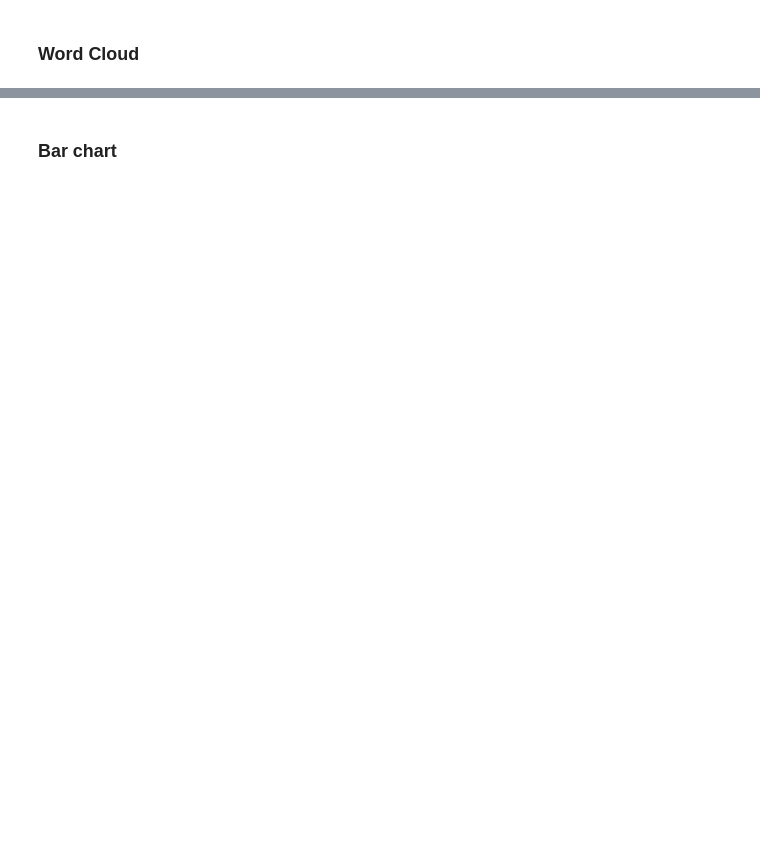
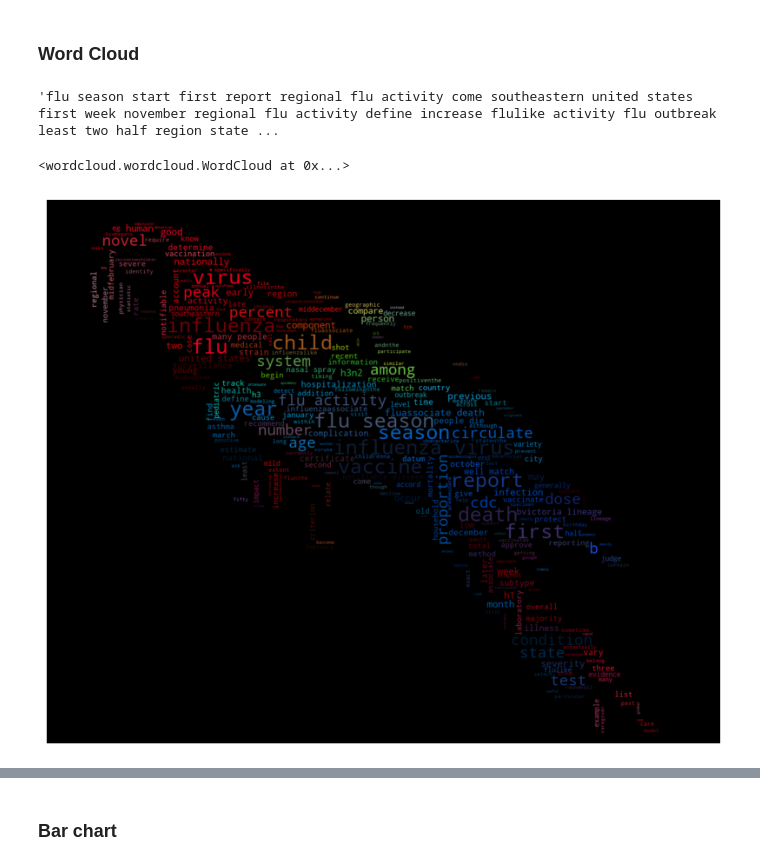
Before and after one commit to pergazuz/Text-Summarization-for-Flu-Season-Summary-Reports, a Jupyter notebook: visualization.ipynb, the cells around one changed output, grey strips where cells are left out. Saved outputs shown, nothing was run; the diff lists cells and outputs as text; code cells hidden in the pictures; blank space fills up the shorter version.

Commit message:
add: parrot vis word cloud

```diff
--- a/visualization.ipynb
+++ b/visualization.ipynb
@@ -49,6 +87,58 @@ def token2word(token):
   return word
 # %%
 word = token2word(token_list)
+word
+# %% [output]
+'flu season start first report regional flu activity come southeastern united states first week november regional flu activity define increase flulike activity flu outbreak least two half region state ...
+# %%
+import os
+from PIL import Image
+
+import numpy as np
+import matplotlib.pyplot as plt
+from scipy.ndimage import gaussian_gradient_magnitude
+
+from wordcloud import WordCloud, ImageColorGenerator
+
+# get data directory (using getcwd() is needed to support running example in generated IPython notebook)
+d = os.path.dirname(__file__) if "__file__" in locals() else os.getcwd()
+
+# load wikipedia text on rainbow
+text = word
+
+# load image. This has been modified in gimp to be brighter and have more saturation.
+parrot_color = np.array(Image.open(os.path.join(d, "parrot-by-jose-mari-gimenez2.jpg")))
+# subsample by factor of 3. Very lossy but for a wordcloud we don't really care.
+parrot_color = parrot_color[::3, ::3]
+
+# create mask  white is "masked out"
+parrot_mask = parrot_color.copy()
+parrot_mask[parrot_mask.sum(axis=2) == 0] = 255
+
+# some finesse: we enforce boundaries between colors so they get less washed out.
+# For that we do some edge detection in the image
+edges = np.mean([gaussian_gradient_magnitude(parrot_color[:, :, i] / 255., 2) for i in range(3)], axis=0)
+parrot_mask[edges > .08] = 255
+
+# create wordcloud. A bit sluggish, you can subsample more strongly for quicker rendering
+# relative_scaling=0 means the frequencies in the data are reflected less
+# acurately but it makes a better picture
+wc = WordCloud(max_words=2000, mask=parrot_mask, max_font_size=40, random_state=42, relative_scaling=0)
+
+# generate word cloud
+wc.generate(text)
+# plt.imshow(wc)
+
+# create coloring from image
+image_colors = ImageColorGenerator(parrot_color)
+wc.recolor(color_func=image_colors)
+plt.figure(figsize=(10, 10))
+plt.axis('off')
+plt.imshow(wc, interpolation="bilinear")
+wc.to_file("parrot_new.png")
+# %% [output]
+<wordcloud.wordcloud.WordCloud at 0x...>
+[figure, added]
 # %%
 import matplotlib.pyplot as plt
 from wordcloud import WordCloud
```
Also changed, not shown: parts of 7 cells of this notebook, 4 other files.
